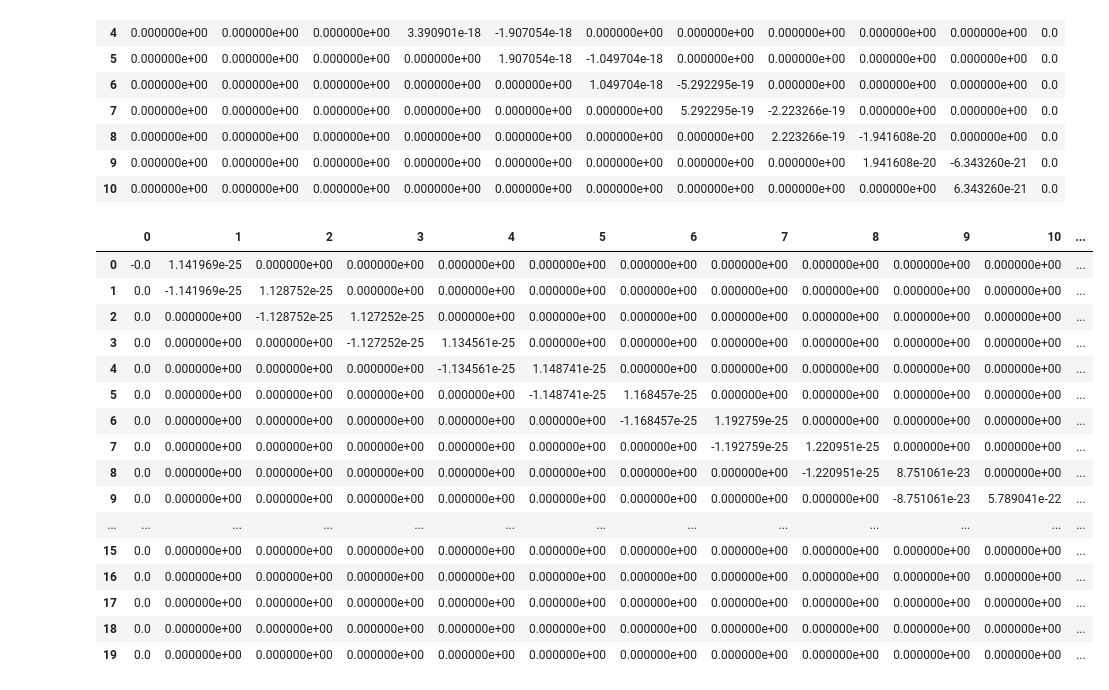
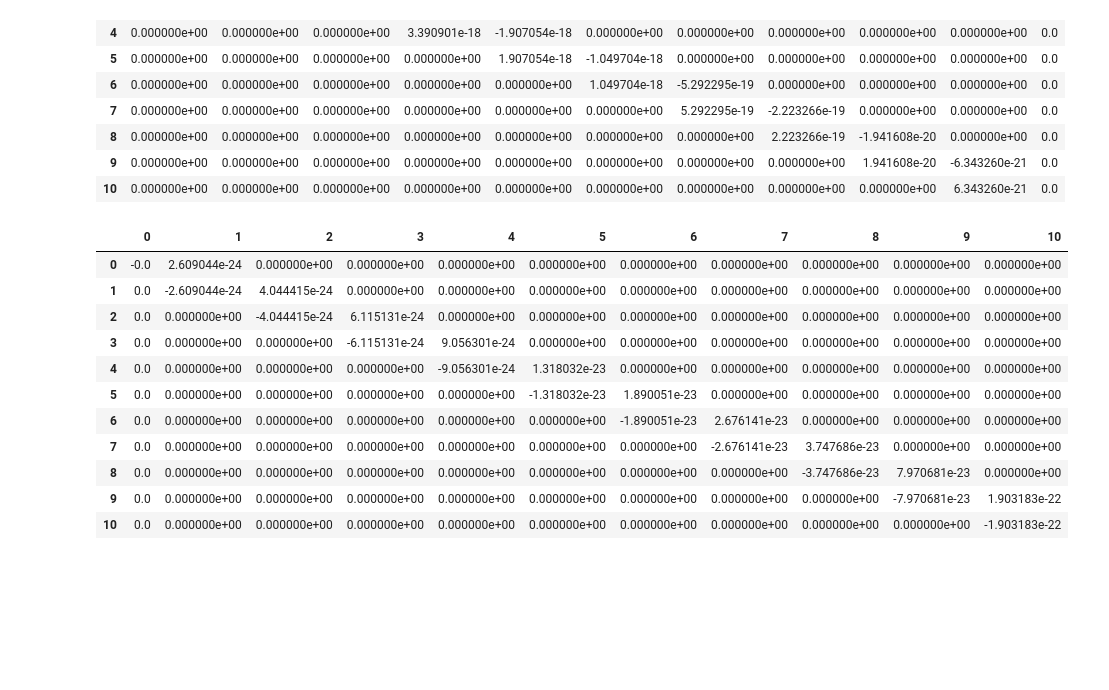
Before and after one commit to ebisim/ebisim, a Jupyter notebook: playground.ipynb, the cells around one changed output. Drawn from its saved outputs; the diff is of its cells as text; code cells hidden in the pictures; blank space fills up the shorter version.

```diff
--- a/playground.ipynb
+++ b/playground.ipynb
@@ -18,23 +18,18 @@ pd.DataFrame(LotzCrossSections(10).cross_section_matrix(2000))
 | 9 | 0.000000e+00 | 0.000000e+00 | 0.000000e+00 | 0.000000e+00 | 0.000000e+00 | 0.000000e+00 | 0.000000e+00 | 0.000000e+00 | 1.941608e-20 | -6.343260e-21 | 0.0 |
 | 10 | 0.000000e+00 | 0.000000e+00 | 0.000000e+00 | 0.000000e+00 | 0.000000e+00 | 0.000000e+00 | 0.000000e+00 | 0.000000e+00 | 0.000000e+00 | 6.343260e-21 | 0.0 |
 # %%
-pd.DataFrame(RRCrossSections(19).cross_section_matrix(1000))
+pd.DataFrame(RRCrossSections(10).cross_section_matrix(1000))
 # %% [output]
-|  | 0 | 1 | 2 | 3 | 4 | 5 | 6 | 7 | 8 | 9 | 10 | ... |
-| 0 | -0.0 | 1.141969e-25 | 0.000000e+00 | 0.000000e+00 | 0.000000e+00 | 0.000000e+00 | 0.000000e+00 | 0.000000e+00 | 0.000000e+00 | 0.000000e+00 | 0.000000e+00 | ... |
-| 1 | 0.0 | -1.141969e-25 | 1.128752e-25 | 0.000000e+00 | 0.000000e+00 | 0.000000e+00 | 0.000000e+00 | 0.000000e+00 | 0.000000e+00 | 0.000000e+00 | 0.000000e+00 | ... |
-| 2 | 0.0 | 0.000000e+00 | -1.128752e-25 | 1.127252e-25 | 0.000000e+00 | 0.000000e+00 | 0.000000e+00 | 0.000000e+00 | 0.000000e+00 | 0.000000e+00 | 0.000000e+00 | ... |
-| 3 | 0.0 | 0.000000e+00 | 0.000000e+00 | -1.127252e-25 | 1.134561e-25 | 0.000000e+00 | 0.000000e+00 | 0.000000e+00 | 0.000000e+00 | 0.000000e+00 | 0.000000e+00 | ... |
-| 4 | 0.0 | 0.000000e+00 | 0.000000e+00 | 0.000000e+00 | -1.134561e-25 | 1.148741e-25 | 0.000000e+00 | 0.000000e+00 | 0.000000e+00 | 0.000000e+00 | 0.000000e+00 | ... |
-| 5 | 0.0 | 0.000000e+00 | 0.000000e+00 | 0.000000e+00 | 0.000000e+00 | -1.148741e-25 | 1.168457e-25 | 0.000000e+00 | 0.000000e+00 | 0.000000e+00 | 0.000000e+00 | ... |
-| 6 | 0.0 | 0.000000e+00 | 0.000000e+00 | 0.000000e+00 | 0.000000e+00 | 0.000000e+00 | -1.168457e-25 | 1.192759e-25 | 0.000000e+00 | 0.000000e+00 | 0.000000e+00 | ... |
-| 7 | 0.0 | 0.000000e+00 | 0.000000e+00 | 0.000000e+00 | 0.000000e+00 | 0.000000e+00 | 0.000000e+00 | -1.192759e-25 | 1.220951e-25 | 0.000000e+00 | 0.000000e+00 | ... |
-| 8 | 0.0 | 0.000000e+00 | 0.000000e+00 | 0.000000e+00 | 0.000000e+00 | 0.000000e+00 | 0.000000e+00 | 0.000000e+00 | -1.220951e-25 | 8.751061e-23 | 0.000000e+00 | ... |
-| 9 | 0.0 | 0.000000e+00 | 0.000000e+00 | 0.000000e+00 | 0.000000e+00 | 0.000000e+00 | 0.000000e+00 | 0.000000e+00 | 0.000000e+00 | -8.751061e-23 | 5.789041e-22 | ... |
-| ... | ... | ... | ... | ... | ... | ... | ... | ... | ... | ... | ... | ... |
-| 15 | 0.0 | 0.000000e+00 | 0.000000e+00 | 0.000000e+00 | 0.000000e+00 | 0.000000e+00 | 0.000000e+00 | 0.000000e+00 | 0.000000e+00 | 0.000000e+00 | 0.000000e+00 | ... |
-| 16 | 0.0 | 0.000000e+00 | 0.000000e+00 | 0.000000e+00 | 0.000000e+00 | 0.000000e+00 | 0.000000e+00 | 0.000000e+00 | 0.000000e+00 | 0.000000e+00 | 0.000000e+00 | ... |
-| 17 | 0.0 | 0.000000e+00 | 0.000000e+00 | 0.000000e+00 | 0.000000e+00 | 0.000000e+00 | 0.000000e+00 | 0.000000e+00 | 0.000000e+00 | 0.000000e+00 | 0.000000e+00 | ... |
-| 18 | 0.0 | 0.000000e+00 | 0.000000e+00 | 0.000000e+00 | 0.000000e+00 | 0.000000e+00 | 0.000000e+00 | 0.000000e+00 | 0.000000e+00 | 0.000000e+00 | 0.000000e+00 | ... |
-| 19 | 0.0 | 0.000000e+00 | 0.000000e+00 | 0.000000e+00 | 0.000000e+00 | 0.000000e+00 | 0.000000e+00 | 0.000000e+00 | 0.000000e+00 | 0.000000e+00 | 0.000000e+00 | ... |
+|  | 0 | 1 | 2 | 3 | 4 | 5 | 6 | 7 | 8 | 9 | 10 |
+| 0 | -0.0 | 2.609044e-24 | 0.000000e+00 | 0.000000e+00 | 0.000000e+00 | 0.000000e+00 | 0.000000e+00 | 0.000000e+00 | 0.000000e+00 | 0.000000e+00 | 0.000000e+00 |
+| 1 | 0.0 | -2.609044e-24 | 4.044415e-24 | 0.000000e+00 | 0.000000e+00 | 0.000000e+00 | 0.000000e+00 | 0.000000e+00 | 0.000000e+00 | 0.000000e+00 | 0.000000e+00 |
+| 2 | 0.0 | 0.000000e+00 | -4.044415e-24 | 6.115131e-24 | 0.000000e+00 | 0.000000e+00 | 0.000000e+00 | 0.000000e+00 | 0.000000e+00 | 0.000000e+00 | 0.000000e+00 |
+| 3 | 0.0 | 0.000000e+00 | 0.000000e+00 | -6.115131e-24 | 9.056301e-24 | 0.000000e+00 | 0.000000e+00 | 0.000000e+00 | 0.000000e+00 | 0.000000e+00 | 0.000000e+00 |
+| 4 | 0.0 | 0.000000e+00 | 0.000000e+00 | 0.000000e+00 | -9.056301e-24 | 1.318032e-23 | 0.000000e+00 | 0.000000e+00 | 0.000000e+00 | 0.000000e+00 | 0.000000e+00 |
+| 5 | 0.0 | 0.000000e+00 | 0.000000e+00 | 0.000000e+00 | 0.000000e+00 | -1.318032e-23 | 1.890051e-23 | 0.000000e+00 | 0.000000e+00 | 0.000000e+00 | 0.000000e+00 |
+| 6 | 0.0 | 0.000000e+00 | 0.000000e+00 | 0.000000e+00 | 0.000000e+00 | 0.000000e+00 | -1.890051e-23 | 2.676141e-23 | 0.000000e+00 | 0.000000e+00 | 0.000000e+00 |
+| 7 | 0.0 | 0.000000e+00 | 0.000000e+00 | 0.000000e+00 | 0.000000e+00 | 0.000000e+00 | 0.000000e+00 | -2.676141e-23 | 3.747686e-23 | 0.000000e+00 | 0.000000e+00 |
+| 8 | 0.0 | 0.000000e+00 | 0.000000e+00 | 0.000000e+00 | 0.000000e+00 | 0.000000e+00 | 0.000000e+00 | 0.000000e+00 | -3.747686e-23 | 7.970681e-23 | 0.000000e+00 |
+| 9 | 0.0 | 0.000000e+00 | 0.000000e+00 | 0.000000e+00 | 0.000000e+00 | 0.000000e+00 | 0.000000e+00 | 0.000000e+00 | 0.000000e+00 | -7.970681e-23 | 1.903183e-22 |
+| 10 | 0.0 | 0.000000e+00 | 0.000000e+00 | 0.000000e+00 | 0.000000e+00 | 0.000000e+00 | 0.000000e+00 | 0.000000e+00 | 0.000000e+00 | 0.000000e+00 | -1.903183e-22 |
 # %%
```
Also changed, not shown: parts of 1 cell of this notebook.
